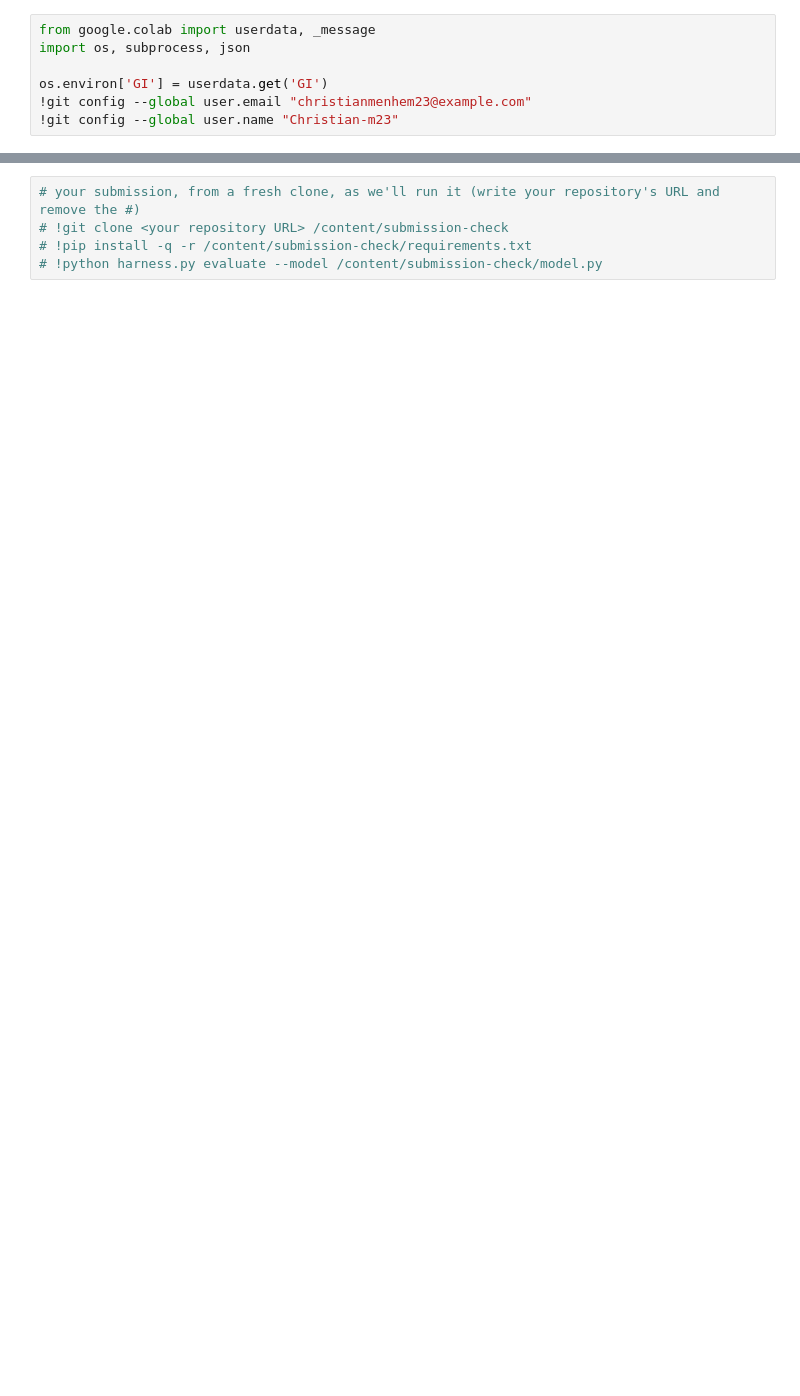
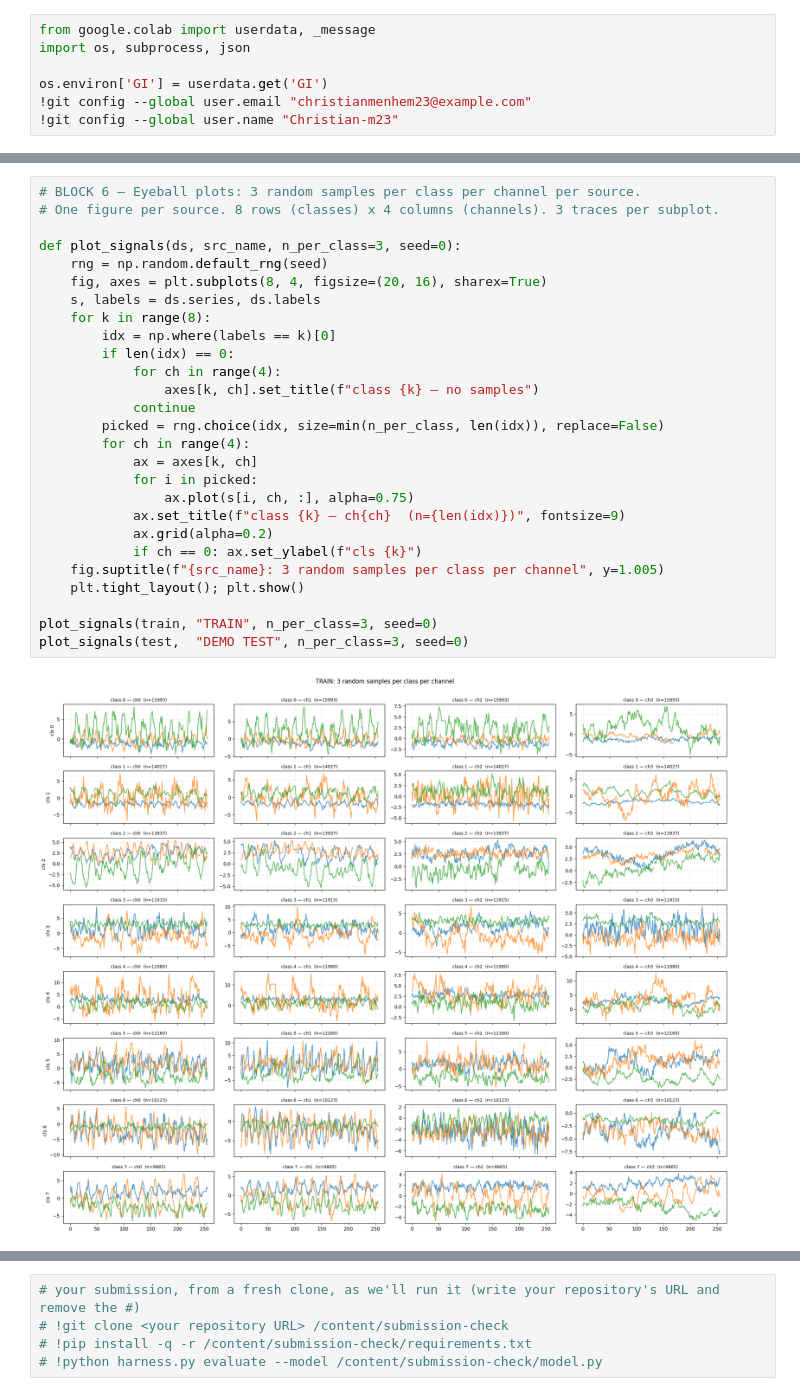
Before and after one commit to Christian-m23/ml-contest-gdguam, a Jupyter notebook: colab.ipynb, the cells around one changed output, grey strips where cells are left out. Drawn from its saved outputs; the diff is of its cells as text; blank space fills up the shorter version.

```diff
--- a/colab.ipynb
+++ b/colab.ipynb
@@ -150,0 +334,29 @@ ModuleNotFoundError: No module named 'competition_api'
+# %%
+# BLOCK 6 — Eyeball plots: 3 random samples per class per channel per source.
+# One figure per source. 8 rows (classes) x 4 columns (channels). 3 traces per subplot.
+
+def plot_signals(ds, src_name, n_per_class=3, seed=0):
+    rng = np.random.default_rng(seed)
+    fig, axes = plt.subplots(8, 4, figsize=(20, 16), sharex=True)
+    s, labels = ds.series, ds.labels
+    for k in range(8):
+        idx = np.where(labels == k)[0]
+        if len(idx) == 0:
+            for ch in range(4):
+                axes[k, ch].set_title(f"class {k} — no samples")
+            continue
+        picked = rng.choice(idx, size=min(n_per_class, len(idx)), replace=False)
+        for ch in range(4):
+            ax = axes[k, ch]
+            for i in picked:
+                ax.plot(s[i, ch, :], alpha=0.75)
+            ax.set_title(f"class {k} — ch{ch}  (n={len(idx)})", fontsize=9)
+            ax.grid(alpha=0.2)
+            if ch == 0: ax.set_ylabel(f"cls {k}")
+    fig.suptitle(f"{src_name}: 3 random samples per class per channel", y=1.005)
+    plt.tight_layout(); plt.show()
+
+plot_signals(train, "TRAIN", n_per_class=3, seed=0)
+plot_signals(test,  "DEMO TEST", n_per_class=3, seed=0)
+# %% [output]
+[figure, added]
```
Also changed, not shown: parts of 14 cells of this notebook.
